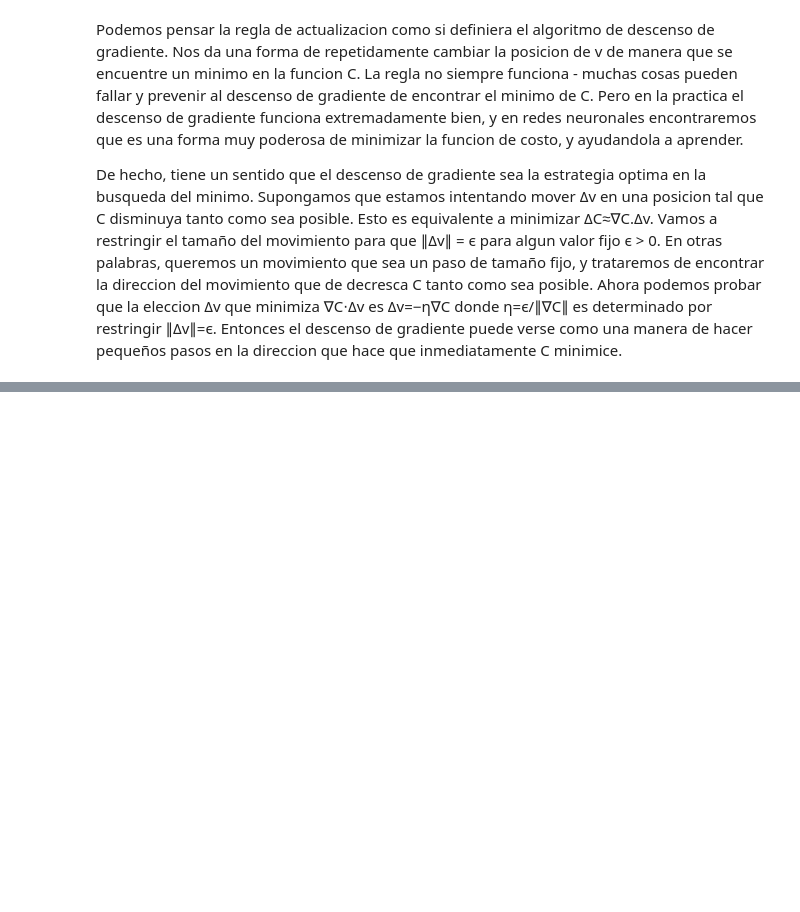
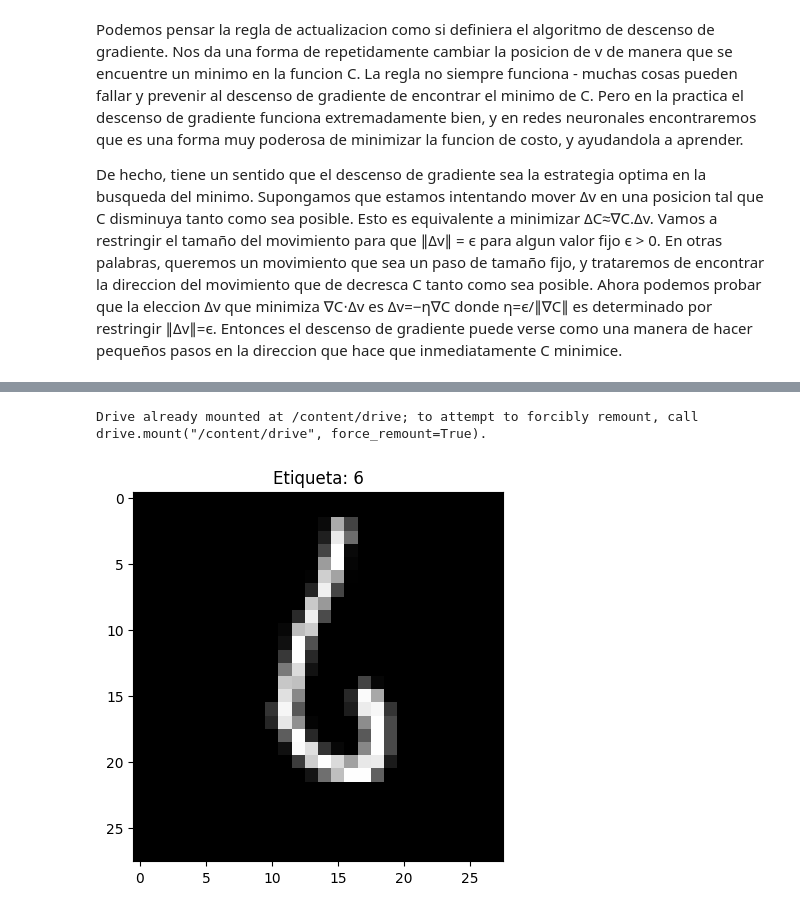
Before and after one commit to EstebanPezzi/learning-ai, a Jupyter notebook: resumen_deep_learning.ipynb, the cells around one changed output, grey strips where cells are left out. Drawn from its saved outputs; the diff is of its cells as text; code cells hidden in the pictures; blank space fills up the shorter version.

```diff
--- a/resumen_deep_learning.ipynb
+++ b/resumen_deep_learning.ipynb
@@ -176,0 +213,15 @@ donde η=ϵ/∥∇C∥ es determinado por restringir ∥Δv∥=ϵ. Entonces el d
+# %%
+import sys
+sys.path.append('/content/neural-networks-and-deep-learning/src')
+
+import os # For working with file paths
+repo_path = '/content/neural-networks-and-deep-learning'
+file_path = os.path.join(repo_path, 'src', 'network.py') # Example
+
+from google.colab import drive   # connect colab to google drive for file transferring
+drive.mount('/content/drive')
+
+import numpy as np
+import random
+# %% [output]
+Drive already mounted at /content/drive; to attempt to forcibly remount, call drive.mount("/content/drive", force_remount=True).
@@ -176,0 +330,55 @@ donde η=ϵ/∥∇C∥ es determinado por restringir ∥Δv∥=ϵ. Entonces el d
+# %%
+import gzip
+import pickle
+import numpy as np
+
+def load_data():
+    with gzip.open("/content/drive/MyDrive/neural-networks-and-deep-learning-master/data/mnist.pkl.gz", "rb") as f:
+        training_data, validation_data, test_data = pickle.load(f, encoding="latin1")
+    return training_data, validation_data, test_data
+
+def vectorized_result(j):
+    """Devuelve un vector one-hot para la etiqueta j."""
+    e = np.zeros((10, 1))
+    e[j] = 1.0
+    return e
+
+def load_data_wrapper():
+    """Prepara los datos de MNIST para usarlos en la clase Network."""
+    tr_d, va_d, te_d = load_data()
+
+    training_inputs = [np.reshape(x, (784, 1)) for x in tr_d[0]]
+    training_results = [vectorized_result(y) for y in tr_d[1]]
+    training_data = list(zip(training_inputs, training_results))
+
+    validation_inputs = [np.reshape(x, (784, 1)) for x in va_d[0]]
+    validation_data = list(zip(validation_inputs, va_d[1]))
+
+    test_inputs = [np.reshape(x, (784, 1)) for x in te_d[0]]
+    test_data = list(zip(test_inputs, te_d[1]))
+
+    return training_data, validation_data, test_data
+
+# Cargar y preparar los datos
+training_data, validation_data, test_data = load_data_wrapper()
+
+# Crear el modelo
+net = Network([784, 30, 10])
+
+import matplotlib.pyplot as plt
+
+# Tomar la primera imagen y etiqueta
+x, y = training_data[39430]
+
+# Convertir el vector de 784 elementos a una matriz 28x28
+image = x.reshape(28, 28)
+
+# Mostrar la imagen
+plt.imshow(image, cmap='gray')
+plt.title(f"Etiqueta: {np.argmax(y)}")  # Mostrar el número correspondiente a la imagen
+plt.show()
+
+# Entrenar el modelo
+# net.SGD(training_data, 30, 10, 3.0, test_data=test_data)
+# %% [output]
+[figure, added]
```
Also changed, not shown: parts of 8 cells of this notebook.
